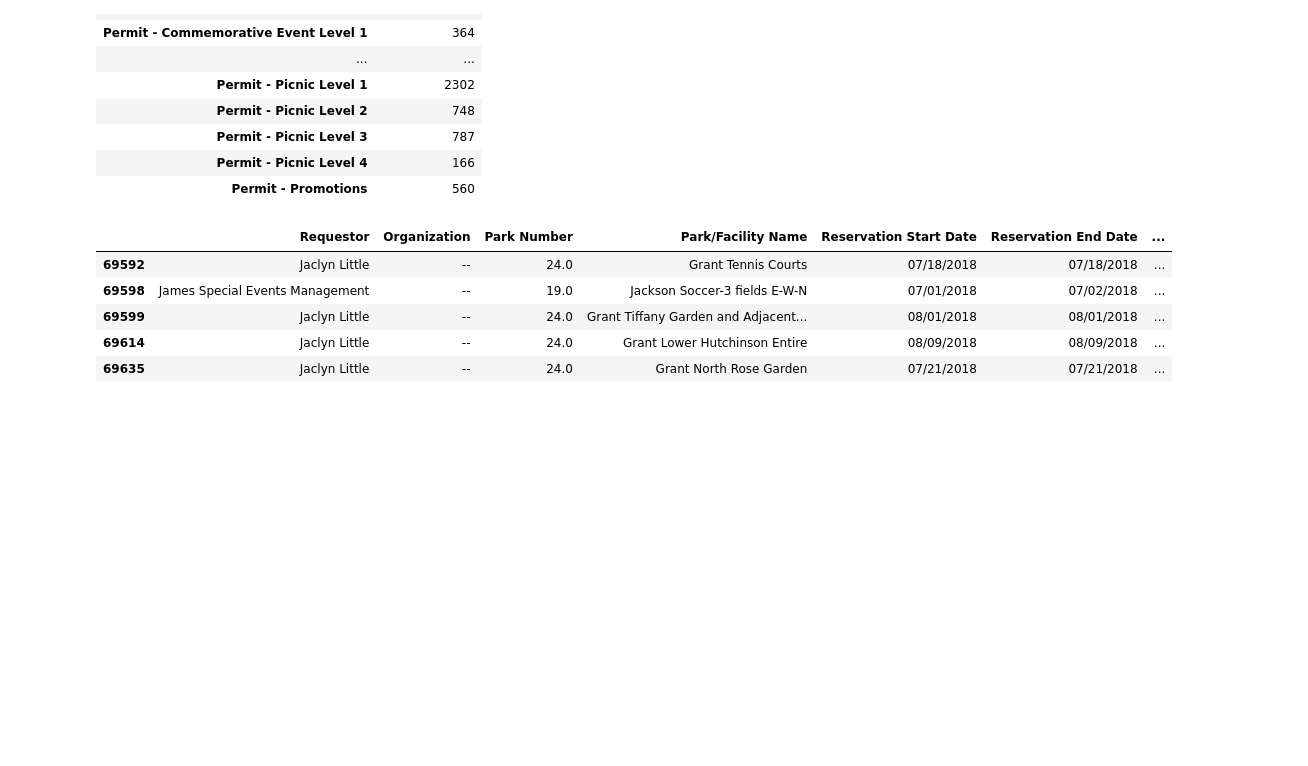
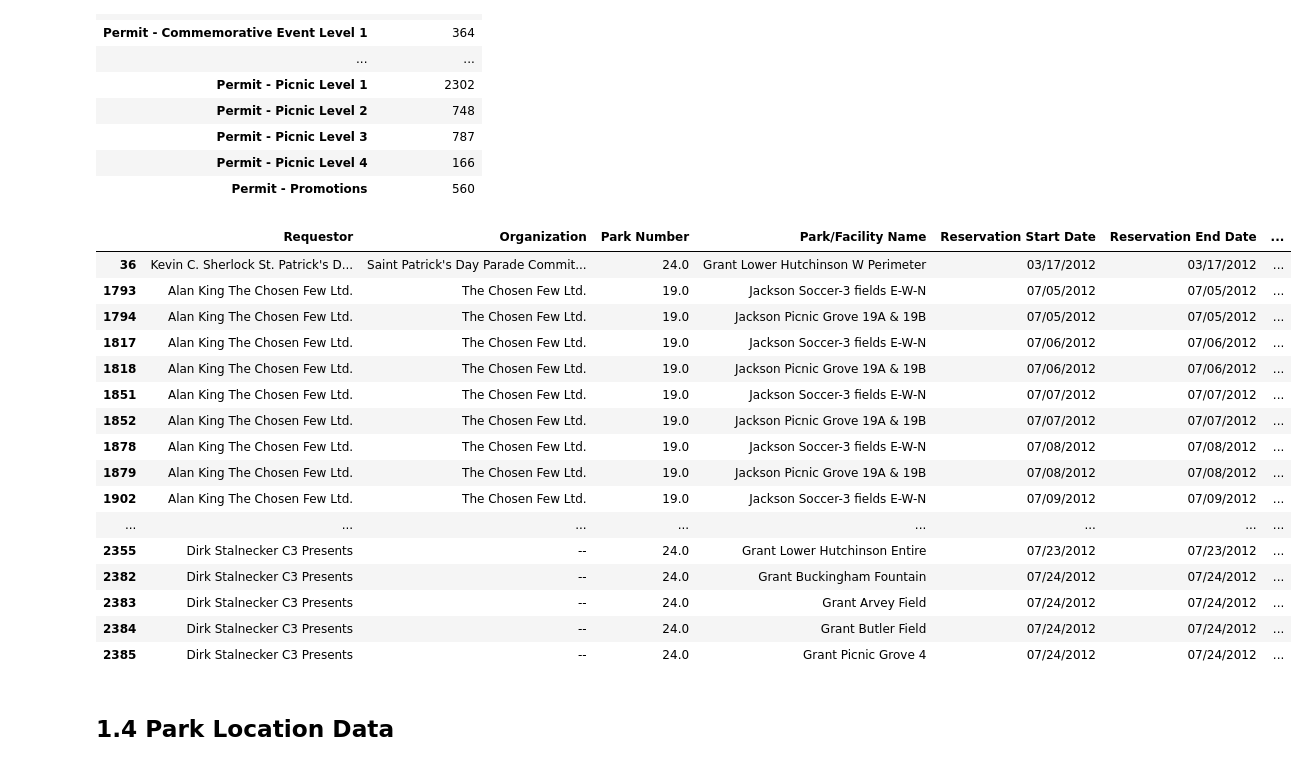
Before and after one commit to mkduchak/divvydataproject, a Jupyter notebook: 0_Divvy_Exploration.ipynb, the cells around one changed output. Saved outputs shown, nothing was run; the diff lists cells and outputs as text; code cells hidden in the pictures; blank space fills up the shorter version.

```diff
--- a/0_Divvy_Exploration.ipynb
+++ b/0_Divvy_Exploration.ipynb
@@ -92,5 +224,5 @@ weather.groupby('STATION_NAME')[['DATE']].count()
 # %%
-permitdata = pd.read_csv('/home/michael/Downloads/Chicago_Park_District_-_Event_Permits.csv')
+permitdata = pd.read_csv('/home/michael/Documents/Projects/divvydataproject/data/Chicago_Park_District_-_Event_Permits.csv')
 # %%
 permitdata.head()
 # %% [output]
@@ -122,11 +254,24 @@ permitdata.groupby('Event Type')[['Permit Status']].count()
 | Permit - Picnic Level 4 | 166 |
 | Permit - Promotions | 560 |
 # %%
-permitdata[permitdata['Event Type'] ==  'Permit - Festival/Performance/12,001+ Event'].tail()
+permitdata[permitdata['Event Type'] ==  'Permit - Festival/Performance/12,001+ Event'].head(25)
 # %% [output]
 |  | Requestor | Organization | Park Number | Park/Facility Name | Reservation Start Date | Reservation End Date | ... |
-| 69592 | Jaclyn Little | -- | 24.0 | Grant Tennis Courts | 07/18/2018 | 07/18/2018 | ... |
-| 69598 | James Special Events Management | -- | 19.0 | Jackson Soccer-3 fields E-W-N | 07/01/2018 | 07/02/2018 | ... |
-| 69599 | Jaclyn Little | -- | 24.0 | Grant Tiffany Garden and Adjacent... | 08/01/2018 | 08/01/2018 | ... |
-| 69614 | Jaclyn Little | -- | 24.0 | Grant Lower Hutchinson Entire | 08/09/2018 | 08/09/2018 | ... |
-| 69635 | Jaclyn Little | -- | 24.0 | Grant North Rose Garden | 07/21/2018 | 07/21/2018 | ... |
+| 36 | Kevin C. Sherlock St. Patrick's D... | Saint Patrick's Day Parade Commit... | 24.0 | Grant Lower Hutchinson W Perimeter | 03/17/2012 | 03/17/2012 | ... |
+| 1793 | Alan King The Chosen Few Ltd. | The Chosen Few Ltd. | 19.0 | Jackson Soccer-3 fields E-W-N | 07/05/2012 | 07/05/2012 | ... |
+| 1794 | Alan King The Chosen Few Ltd. | The Chosen Few Ltd. | 19.0 | Jackson Picnic Grove 19A & 19B | 07/05/2012 | 07/05/2012 | ... |
+| 1817 | Alan King The Chosen Few Ltd. | The Chosen Few Ltd. | 19.0 | Jackson Soccer-3 fields E-W-N | 07/06/2012 | 07/06/2012 | ... |
+| 1818 | Alan King The Chosen Few Ltd. | The Chosen Few Ltd. | 19.0 | Jackson Picnic Grove 19A & 19B | 07/06/2012 | 07/06/2012 | ... |
+| 1851 | Alan King The Chosen Few Ltd. | The Chosen Few Ltd. | 19.0 | Jackson Soccer-3 fields E-W-N | 07/07/2012 | 07/07/2012 | ... |
+| 1852 | Alan King The Chosen Few Ltd. | The Chosen Few Ltd. | 19.0 | Jackson Picnic Grove 19A & 19B | 07/07/2012 | 07/07/2012 | ... |
+| 1878 | Alan King The Chosen Few Ltd. | The Chosen Few Ltd. | 19.0 | Jackson Soccer-3 fields E-W-N | 07/08/2012 | 07/08/2012 | ... |
+| 1879 | Alan King The Chosen Few Ltd. | The Chosen Few Ltd. | 19.0 | Jackson Picnic Grove 19A & 19B | 07/08/2012 | 07/08/2012 | ... |
+| 1902 | Alan King The Chosen Few Ltd. | The Chosen Few Ltd. | 19.0 | Jackson Soccer-3 fields E-W-N | 07/09/2012 | 07/09/2012 | ... |
+| ... | ... | ... | ... | ... | ... | ... | ... |
+| 2355 | Dirk Stalnecker C3 Presents | -- | 24.0 | Grant Lower Hutchinson Entire | 07/23/2012 | 07/23/2012 | ... |
+| 2382 | Dirk Stalnecker C3 Presents | -- | 24.0 | Grant Buckingham Fountain | 07/24/2012 | 07/24/2012 | ... |
+| 2383 | Dirk Stalnecker C3 Presents | -- | 24.0 | Grant Arvey Field | 07/24/2012 | 07/24/2012 | ... |
+| 2384 | Dirk Stalnecker C3 Presents | -- | 24.0 | Grant Butler Field | 07/24/2012 | 07/24/2012 | ... |
+| 2385 | Dirk Stalnecker C3 Presents | -- | 24.0 | Grant Picnic Grove 4 | 07/24/2012 | 07/24/2012 | ... |
+# %% [markdown]
+## 1.4 Park Location Data
```
Also changed, not shown: parts of 45 cells of this notebook.
